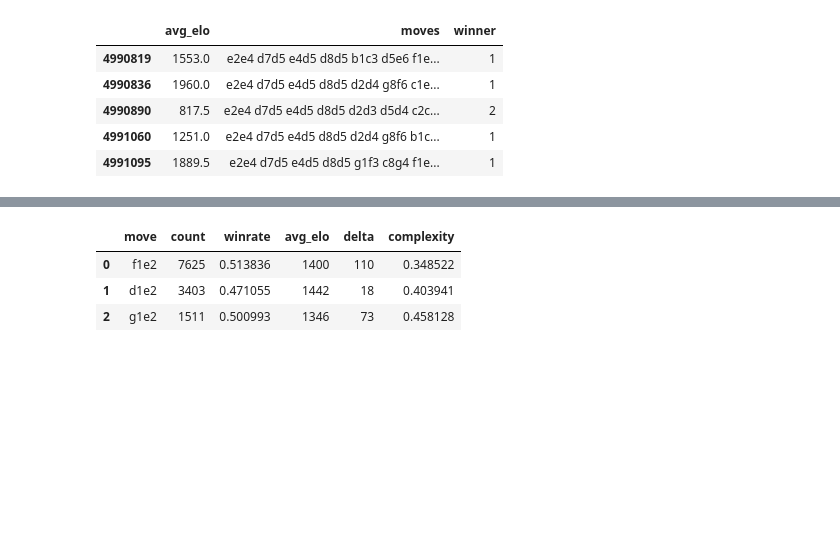
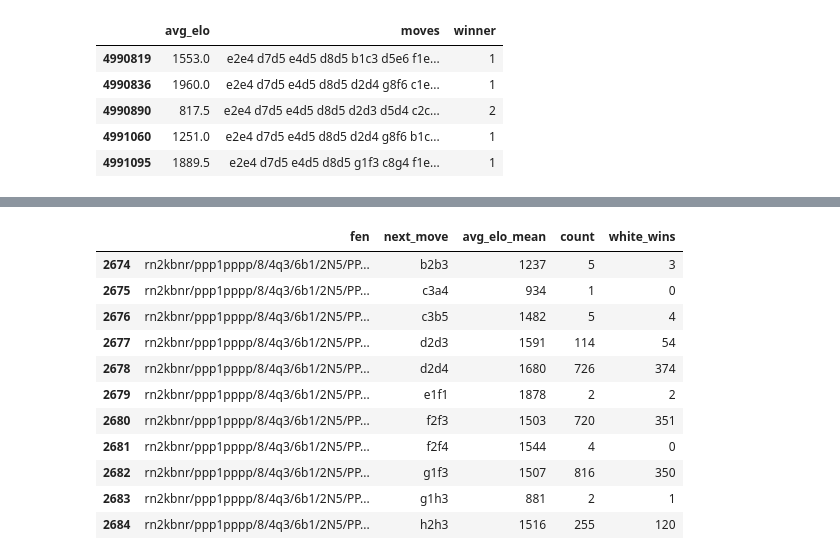
Before and after one commit to croco22/chess, a Jupyter notebook: recommendation_analysis.ipynb, the cells around one changed output, grey strips where cells are left out. Cells and saved outputs as stored; diff of their text form; code cells hidden in the pictures; blank space fills up the shorter version.

```diff
--- a/recommendation_analysis.ipynb
+++ b/recommendation_analysis.ipynb
@@ -21,12 +54,4 @@ df.tail()
 # %%
-sample_row = df.sample(1).iloc[0]
-moves_arr = sample_row['moves'].split()
-# cutoff = min(random.randint(5, len(moves_arr) - 1), 10)
-moves = moves_arr[:6]
-
-board = chess.Board()
-for uci in moves:
-    board.push_uci(uci)
-
-board
+sample_game = df_positions.iloc[1]
+chess.Board(sample_game["fen"])
 # %% [output]
@@ -86,24 +65,28 @@ if len(df_next) == 0:
-# %%
-fen = board.fen()
-moves = str(df_next['move'].tolist())
-
-proc = subprocess.run(
-    [sys.executable, 'evaluate_engine.py', fen, moves],
-    capture_output=True,
-    text=True
-)
-
-if proc.returncode != 0:
-    raise RuntimeError(f"Engine script failed: {proc.stderr}")
-
-engine_results = json.loads(proc.stdout)
-engine_df = pd.DataFrame(engine_results)
-
-df_stats = df_next.merge(engine_df, on='move')
-df_stats
-# %% [output]
-|  | move | count | winrate | avg_elo | delta | complexity |
-| 0 | f1e2 | 7625 | 0.513836 | 1400 | 110 | 0.348522 |
-| 1 | d1e2 | 3403 | 0.471055 | 1442 | 18 | 0.403941 |
-| 2 | g1e2 | 1511 | 0.500993 | 1346 | 73 | 0.458128 |
+# %%
+df_next_move = (
+    df_filtered
+    .groupby(["fen", "next_move"])
+    .agg(
+        avg_elo_mean=("avg_elo", lambda x: int(x.mean())),
+        count=("next_move", "size"),
+        white_wins=("winner", lambda x: (x == 1).sum())
+    )
+    .reset_index()
+)
+
+df_next_move = df_next_move[df_next_move["fen"] == sample_game["fen"]]
+df_next_move
+# %% [output]
+|  | fen | next_move | avg_elo_mean | count | white_wins |
+| 2674 | rn2kbnr/ppp1pppp/8/4q3/6b1/2N5/PP... | b2b3 | 1237 | 5 | 3 |
+| 2675 | rn2kbnr/ppp1pppp/8/4q3/6b1/2N5/PP... | c3a4 | 934 | 1 | 0 |
+| 2676 | rn2kbnr/ppp1pppp/8/4q3/6b1/2N5/PP... | c3b5 | 1482 | 5 | 4 |
+| 2677 | rn2kbnr/ppp1pppp/8/4q3/6b1/2N5/PP... | d2d3 | 1591 | 114 | 54 |
+| 2678 | rn2kbnr/ppp1pppp/8/4q3/6b1/2N5/PP... | d2d4 | 1680 | 726 | 374 |
+| 2679 | rn2kbnr/ppp1pppp/8/4q3/6b1/2N5/PP... | e1f1 | 1878 | 2 | 2 |
+| 2680 | rn2kbnr/ppp1pppp/8/4q3/6b1/2N5/PP... | f2f3 | 1503 | 720 | 351 |
+| 2681 | rn2kbnr/ppp1pppp/8/4q3/6b1/2N5/PP... | f2f4 | 1544 | 4 | 0 |
+| 2682 | rn2kbnr/ppp1pppp/8/4q3/6b1/2N5/PP... | g1f3 | 1507 | 816 | 350 |
+| 2683 | rn2kbnr/ppp1pppp/8/4q3/6b1/2N5/PP... | g1h3 | 881 | 2 | 1 |
+| 2684 | rn2kbnr/ppp1pppp/8/4q3/6b1/2N5/PP... | h2h3 | 1516 | 255 | 120 |
 # %%
```
Also changed, not shown: parts of 17 cells of this notebook, 3 other files.
